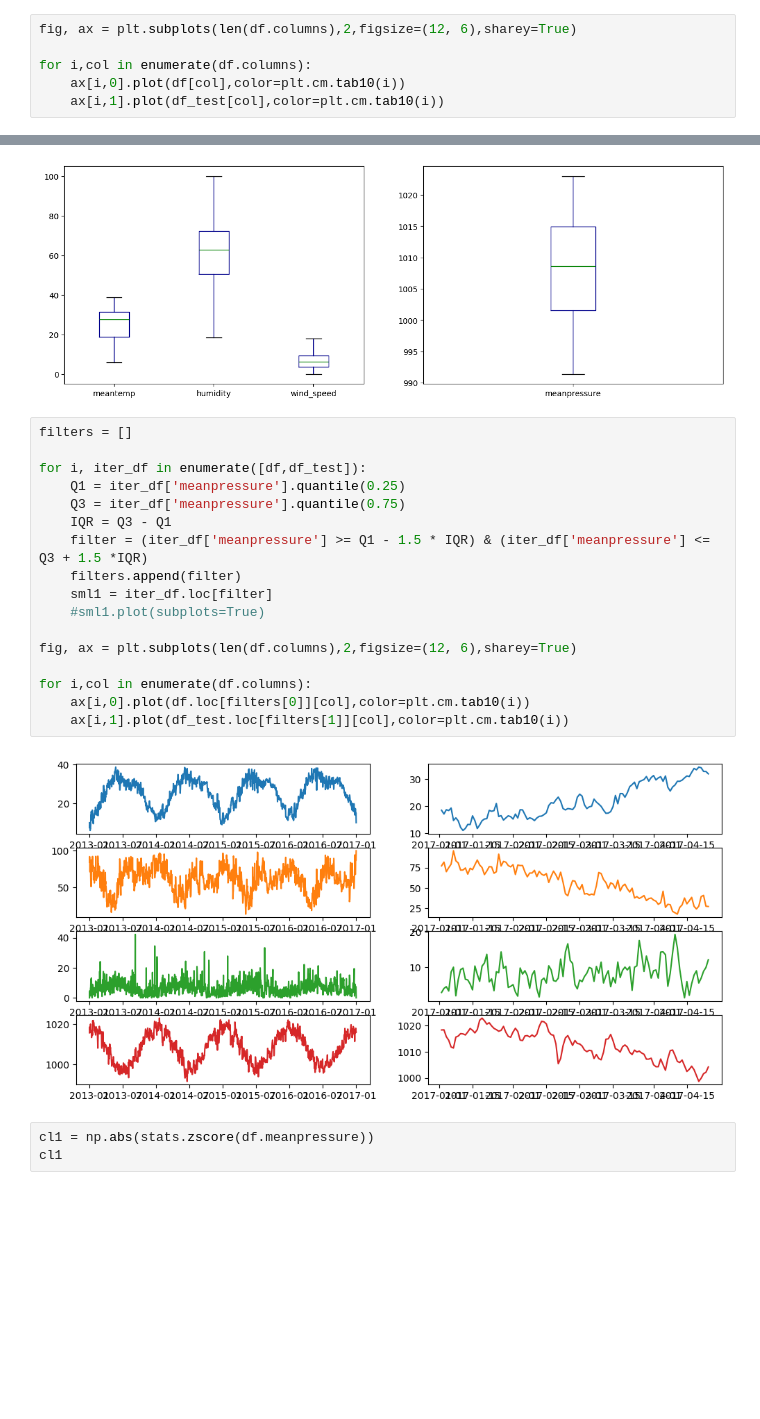
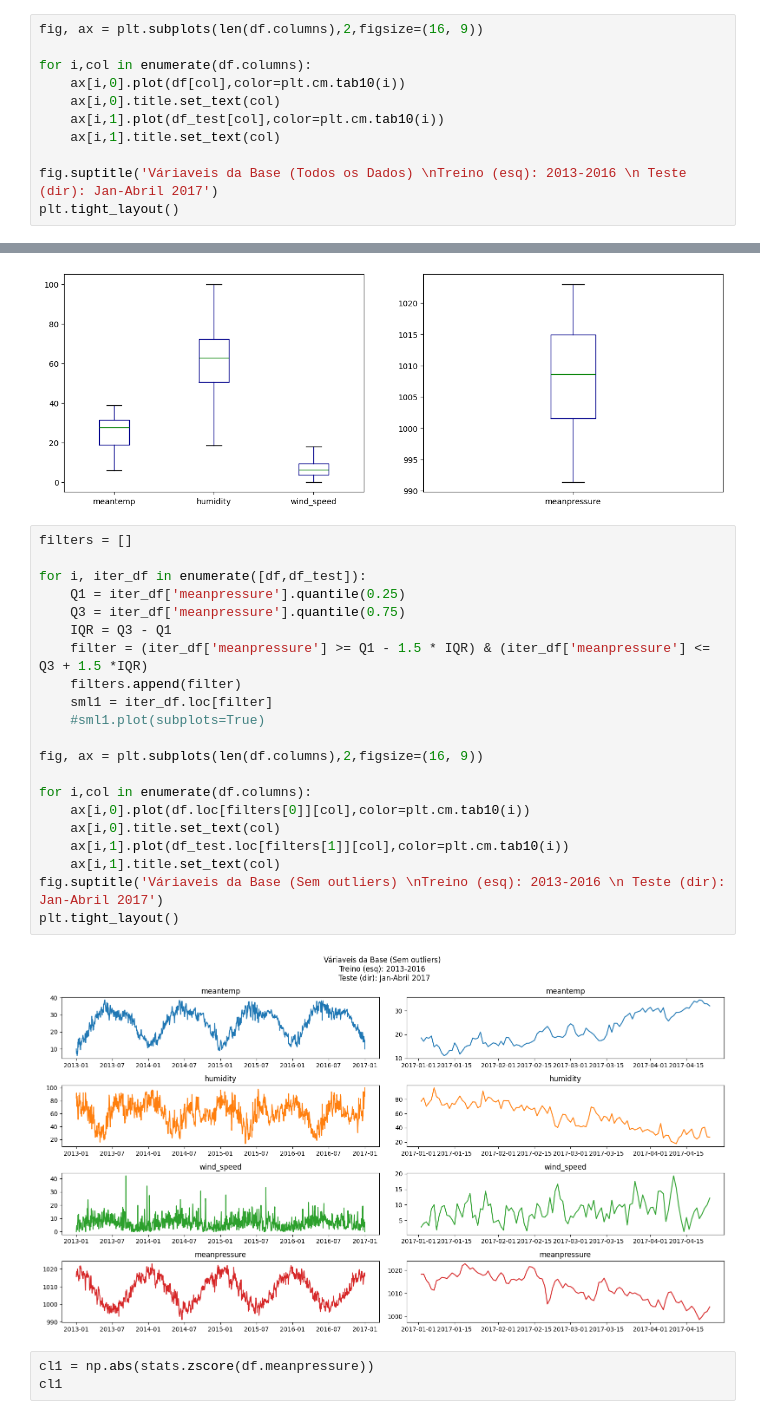
Before and after one commit to Draylon/ppgca_ds_tfinal, a Jupyter notebook: impl3.ipynb, the cells around one changed output, grey strips where cells are left out. Cells and saved outputs as stored; diff of their text form; blank space fills up the shorter version.

```diff
--- a/impl3.ipynb
+++ b/impl3.ipynb
@@ -49,9 +49,14 @@ df = df.set_index('date')
 df_test['date'] = pd.to_datetime(df_test['date'])#, format='%d.%m.%Y %H:%M:%S')
 df_test = df_test.set_index('date')
 # %%
-fig, ax = plt.subplots(len(df.columns),2,figsize=(12, 6),sharey=True)
+fig, ax = plt.subplots(len(df.columns),2,figsize=(16, 9))
 
 for i,col in enumerate(df.columns):
     ax[i,0].plot(df[col],color=plt.cm.tab10(i))
+    ax[i,0].title.set_text(col)
     ax[i,1].plot(df_test[col],color=plt.cm.tab10(i))
+    ax[i,1].title.set_text(col)
+
+fig.suptitle('Váriaveis da Base (Todos os Dados) \nTreino (esq): 2013-2016 \n Teste (dir): Jan-Abril 2017')
+plt.tight_layout()
 # %% [output]
@@ -95,22 +100,26 @@ labels=cl2.columns,showfliers=False)
 # %%
 filters = []
 
 for i, iter_df in enumerate([df,df_test]):
     Q1 = iter_df['meanpressure'].quantile(0.25)
     Q3 = iter_df['meanpressure'].quantile(0.75)
     IQR = Q3 - Q1
     filter = (iter_df['meanpressure'] >= Q1 - 1.5 * IQR) & (iter_df['meanpressure'] <= Q3 + 1.5 *IQR)
     filters.append(filter)
     sml1 = iter_df.loc[filter]
     #sml1.plot(subplots=True)
 
-fig, ax = plt.subplots(len(df.columns),2,figsize=(12, 6),sharey=True)
+fig, ax = plt.subplots(len(df.columns),2,figsize=(16, 9))
 
 for i,col in enumerate(df.columns):
     ax[i,0].plot(df.loc[filters[0]][col],color=plt.cm.tab10(i))
+    ax[i,0].title.set_text(col)
     ax[i,1].plot(df_test.loc[filters[1]][col],color=plt.cm.tab10(i))
+    ax[i,1].title.set_text(col)
+fig.suptitle('Váriaveis da Base (Sem outliers) \nTreino (esq): 2013-2016 \n Teste (dir): Jan-Abril 2017')
+plt.tight_layout()
 # %% [output]
-[figure, old version]
+[figure, new version]
 # %%
 cl1 = np.abs(stats.zscore(df.meanpressure))
 cl1
```
Also changed, not shown: parts of 2 cells of this notebook, 2 other files.
